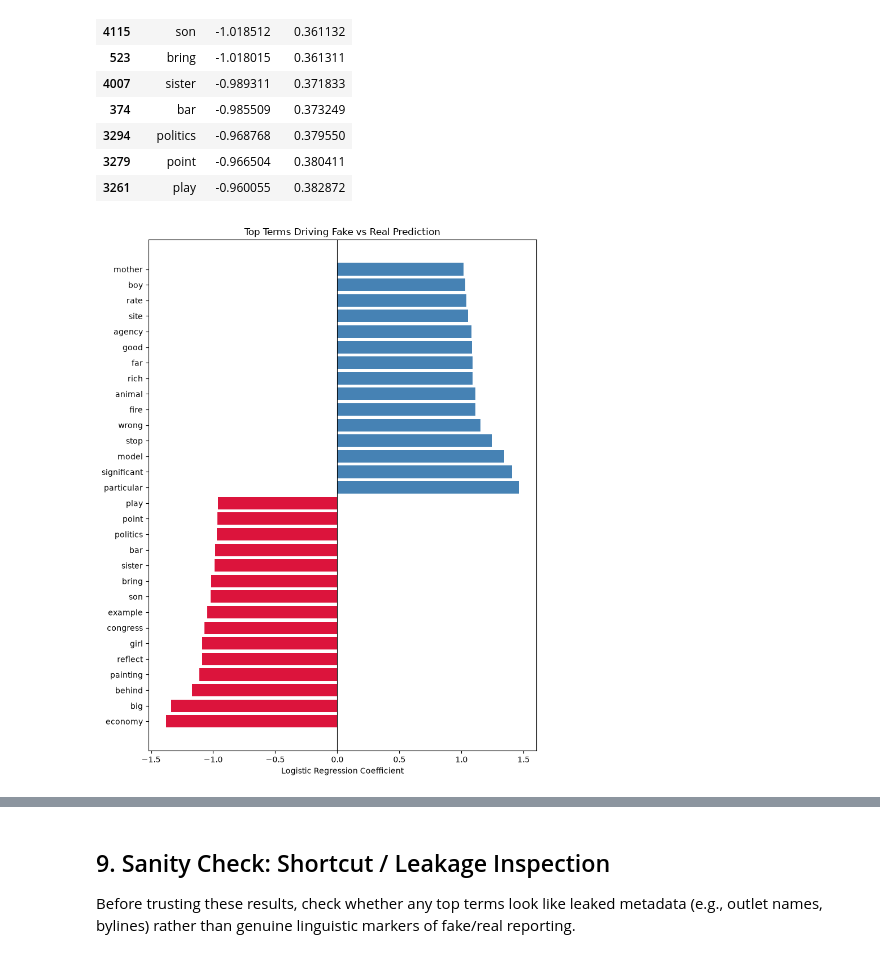
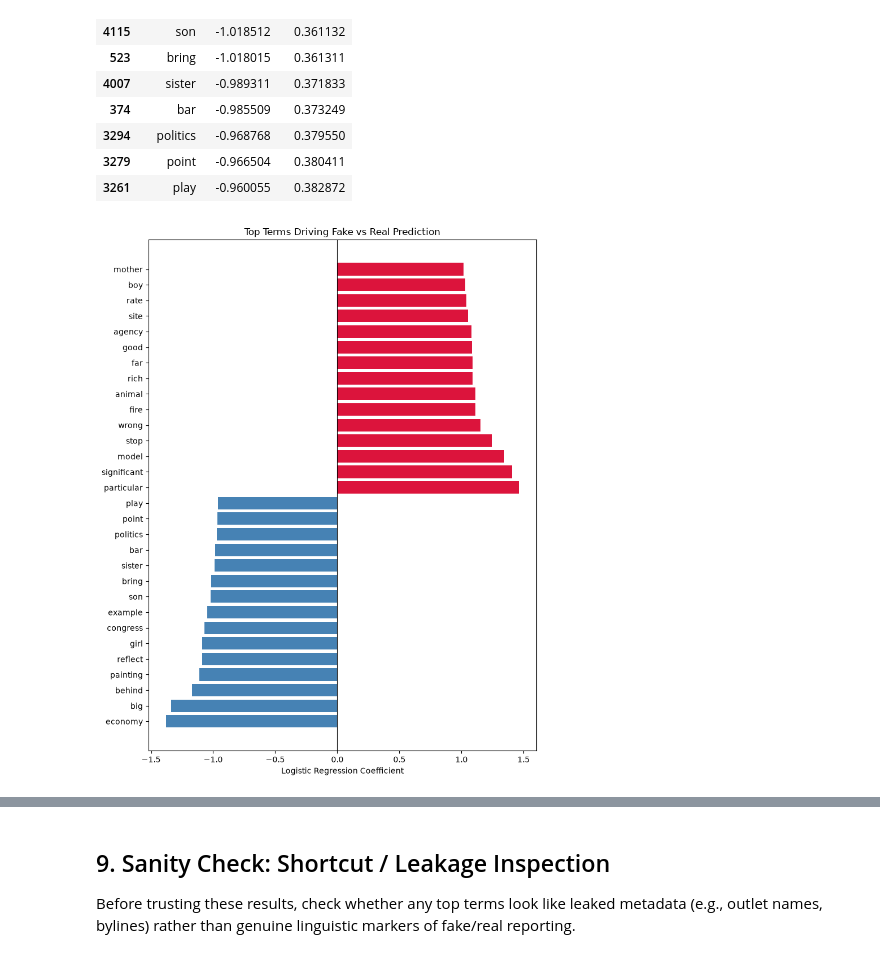
Before and after one commit to jirapon000/XDS_Fake_New_Detection, a Jupyter notebook: logistic_regression.ipynb, the cells around one changed output, grey strips where cells are left out. Cells and saved outputs as stored; diff of their text form; code cells hidden in the pictures.

Commit message:
update baseline metrics (chart color) and write coeffcient explanation for logisic regression (baseline model)

```diff
--- a/logistic_regression.ipynb
+++ b/logistic_regression.ipynb
@@ -208,16 +208,16 @@ Top 15 terms pushing toward REAL (label_encoded=0):
 # %%
 top_n = 15
 top_real = coef_df.sort_values("coefficient", ascending=False).head(top_n)
 top_fake = coef_df.sort_values("coefficient", ascending=True).head(top_n)
 plot_df = pd.concat([top_fake, top_real])
 
 plt.figure(figsize=(8, 10))
-colors = ["crimson" if c < 0 else "steelblue" for c in plot_df["coefficient"]]
+colors = ["steelblue" if c < 0 else "crimson" for c in plot_df["coefficient"]]
 plt.barh(plot_df["term"], plot_df["coefficient"], color=colors)
 plt.axvline(0, color="black", linewidth=0.8)
 plt.title("Top Terms Driving Fake vs Real Prediction")
 plt.xlabel("Logistic Regression Coefficient")
 plt.tight_layout()
 plt.show()
 # %% [output]
-[figure, old version]
+[figure, new version]
```
Also changed, not shown: parts of 1 cell of this notebook.
